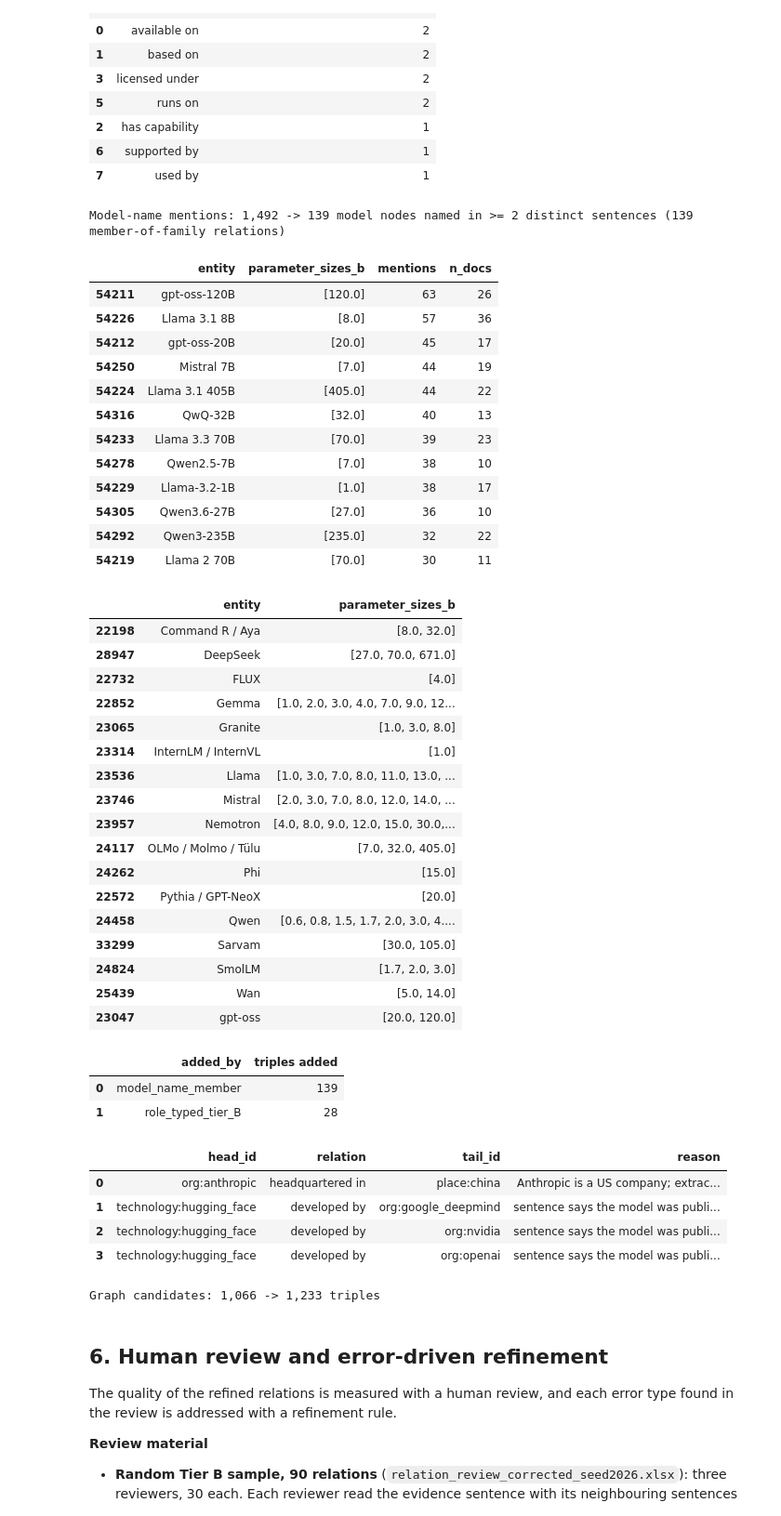
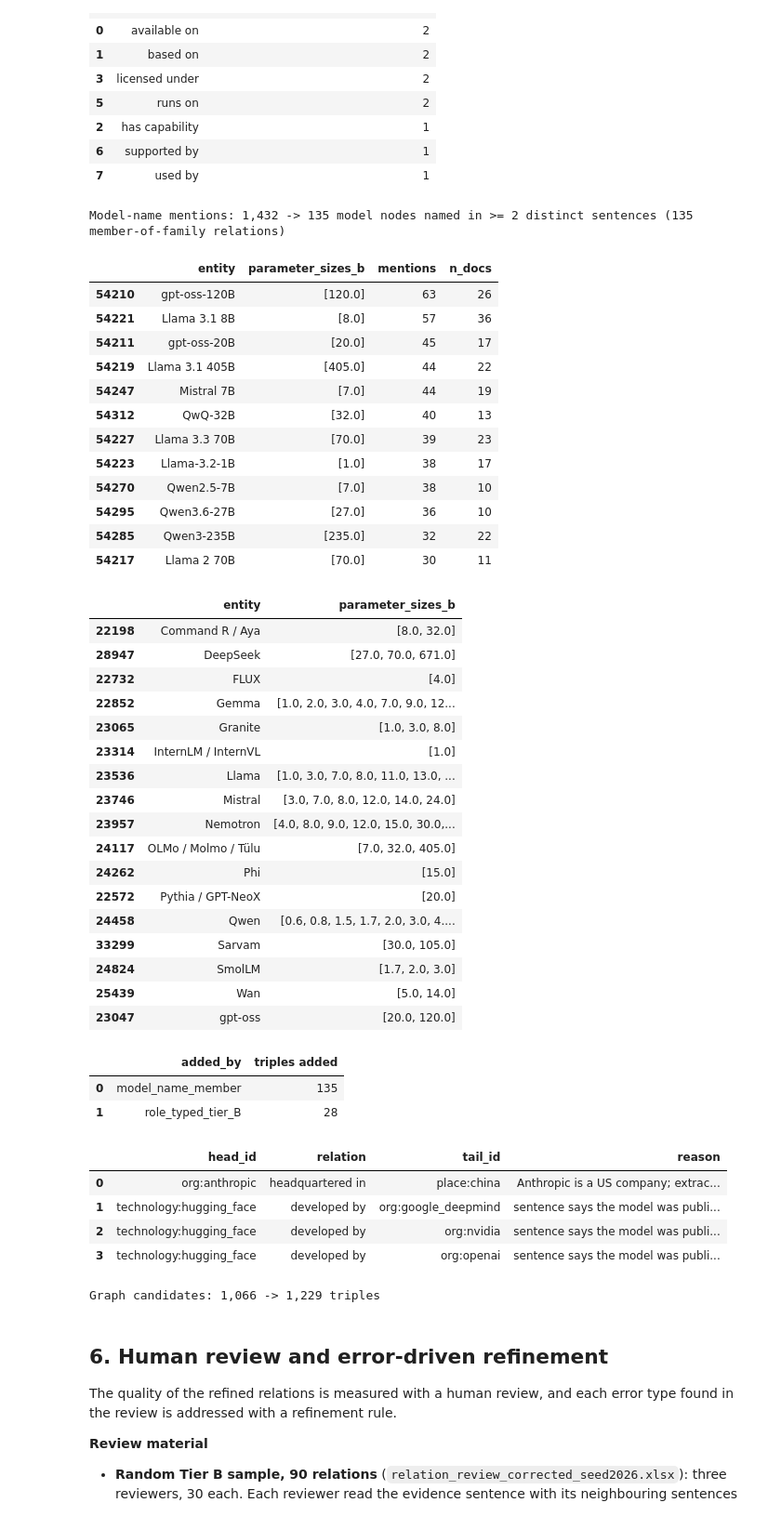
Before and after one commit to jihyeon26/2026-09-CLT-computational_language, a Jupyter notebook: notebooks/stage1_wp3_knowledge_graph.ipynb, the cells around one changed output. Shown at 93% size. Saved outputs shown, nothing was run; the diff lists cells and outputs as text; code cells hidden in the pictures.

```diff
--- a/notebooks/stage1_wp3_knowledge_graph.ipynb
+++ b/notebooks/stage1_wp3_knowledge_graph.ipynb
@@ -689,11 +689,16 @@ for doc_id, sentence_id, text in zip(sentences["doc_id"], sentences["sentence_id
         if fid not in family_node.index:
             continue
         for m in rx.finditer(view):
+            if fid == "llama" and re.match(r"Llama[\w.\- ]{0,15}?Nemotron", view[m.start():m.start() + 40]):
+                continue  # Llama Nemotron models are NVIDIA models, not Llama versions
             size = SIZE_AFTER_NAME.match(view[m.end():m.end() + 30])
-            if size and not re.search(r"\d\s?x\s?$", size["prefix"]):  # skip mixture-of-experts notation (8x22B)
-                value = float(size["num"]) * (1000 if size["unit"] in "Tt" else 1)
-                surface = (m.group() + view[m.end():m.end() + size.end()]).strip()
-                model_rows.append((fid, value, surface, doc_id, sentence_id, text))
+            if not size:
+                continue
+            surface = (m.group() + view[m.end():m.end() + size.end()]).strip()
+            if re.search(r"\d\s?[x×]\s?\d", surface) or re.search(r"(?<![A-Za-z])E$", size["prefix"]):
+                continue  # MoE notation (8x22B) and effective sizes (Gemma 4 E2B) are not total parameter counts
+            value = float(size["num"]) * (1000 if size["unit"] in "Tt" else 1)
+            model_rows.append((fid, value, surface, doc_id, sentence_id, text))
 
 # Normalise model names: "Qwen 2.5 7B" and "Qwen2.5-7B" are the same model
 family_label = nodes_corrected.set_index("entity_id")["entity"]
@@ -701,7 +706,9 @@ def model_label(text):
     name = re.sub(r"\s+", " ", str(text)).strip()
     return re.sub(r"(\d+(?:\.\d+)?)\s?([BbTt])$", lambda m: m.group(1) + m.group(2).upper(), name)
 def model_key(label):
-    return re.sub(r"[^0-9a-z.]", "", label.lower())
+    # version and size stay separate: "Gemma 3 1B" -> gemma3_1b, "Gemma 31B" -> gemma_31b
+    base, size = re.match(r"^(.*?)[\s\-]*(\d+(?:\.\d+)?[BT])$", label).groups()
+    return re.sub(r"[^0-9a-z.]", "", base.lower()) + "_" + size.lower()
 
 doc_dates = (pd.read_csv(WP2_INPUT_DIR / "entity_mentions.csv", usecols=["doc_id", "date"])
              .drop_duplicates("doc_id").set_index("doc_id")["date"])
@@ -740,46 +747,46 @@ nodes_corrected = pd.concat([nodes_corrected, new_nodes[~new_nodes["entity_id"].
 sizes_by_node = pd.concat([model_mentions.groupby("head_id")["parameter_size_b"].apply(as_list),
                            model_mentions.groupby("family_id")["parameter_size_b"].apply(as_list)])
 nodes_corrected["parameter_sizes_b"] = nodes_corrected["entity_id"].map(sizes_by_node).fillna("")
 
 new_relations = pd.concat([new_relations, member_relations], ignore_index=True)
 graph_candidates = pd.concat([graph_candidates.assign(added_by="correction"), new_relations], ignore_index=True)
 assert not graph_candidates.duplicated(TRIPLE).any()
 
 # Clear errors found while checking results against the sentences, excluded with their reason
 MANUAL_EXCLUSIONS = [  # head_id, relation, tail_id, reason
     ("org:anthropic", "headquartered in", "place:china", "Anthropic is a US company; extracted from a sentence about China"),
     ("technology:hugging_face", "developed by", "org:google_deepmind", "sentence says the model was published on Hugging Face"),
     ("technology:hugging_face", "developed by", "org:nvidia", "sentence says the model was published on Hugging Face"),
     ("technology:hugging_face", "developed by", "org:openai", "sentence says the model was published on Hugging Face"),
 ]
 manual_exclusions = pd.DataFrame(MANUAL_EXCLUSIONS, columns=TRIPLE + ["reason"])
 excluded_keys = set(map(tuple, manual_exclusions[TRIPLE].values))
 graph_candidates = graph_candidates[[tuple(k) not in excluded_keys for k in graph_candidates[TRIPLE].values]].reset_index(drop=True)
 
 print(f"Model-name mentions: {len(model_rows):,} -> {len(new_nodes)} model nodes named in >= {MIN_MODEL_SENTENCES} "
       f"distinct sentences ({len(member_relations)} member-of-family relations)")
 display(nodes_corrected[nodes_corrected["entity_id"].isin(new_nodes["entity_id"])]
         .sort_values("mentions", ascending=False).head(12)[["entity", "parameter_sizes_b", "mentions", "n_docs"]])
 display(nodes_corrected.loc[nodes_corrected["entity_id"].isin(family_node.values) & nodes_corrected["parameter_sizes_b"].ne(""),
                             ["entity", "parameter_sizes_b"]].sort_values("entity"))
 display(new_relations.groupby("added_by").size().rename("triples added").reset_index())
 display(manual_exclusions)
 print(f"Graph candidates: {len(graph_candidates) - len(new_relations):,} -> {len(graph_candidates):,} triples")
 # %% [output]
-Model-name mentions: 1,492 -> 139 model nodes named in >= 2 distinct sentences (139 member-of-family relations)
+Model-name mentions: 1,432 -> 135 model nodes named in >= 2 distinct sentences (135 member-of-family relations)
 |  | entity | parameter_sizes_b | mentions | n_docs |
-| 54211 | gpt-oss-120B | [120.0] | 63 | 26 |
-| 54226 | Llama 3.1 8B | [8.0] | 57 | 36 |
-| 54212 | gpt-oss-20B | [20.0] | 45 | 17 |
-| 54250 | Mistral 7B | [7.0] | 44 | 19 |
-| 54224 | Llama 3.1 405B | [405.0] | 44 | 22 |
-| 54316 | QwQ-32B | [32.0] | 40 | 13 |
-| 54233 | Llama 3.3 70B | [70.0] | 39 | 23 |
-| 54278 | Qwen2.5-7B | [7.0] | 38 | 10 |
-| 54229 | Llama-3.2-1B | [1.0] | 38 | 17 |
-| 54305 | Qwen3.6-27B | [27.0] | 36 | 10 |
-| 54292 | Qwen3-235B | [235.0] | 32 | 22 |
-| 54219 | Llama 2 70B | [70.0] | 30 | 11 |
+| 54210 | gpt-oss-120B | [120.0] | 63 | 26 |
+| 54221 | Llama 3.1 8B | [8.0] | 57 | 36 |
+| 54211 | gpt-oss-20B | [20.0] | 45 | 17 |
+| 54219 | Llama 3.1 405B | [405.0] | 44 | 22 |
+| 54247 | Mistral 7B | [7.0] | 44 | 19 |
+| 54312 | QwQ-32B | [32.0] | 40 | 13 |
+| 54227 | Llama 3.3 70B | [70.0] | 39 | 23 |
+| 54223 | Llama-3.2-1B | [1.0] | 38 | 17 |
+| 54270 | Qwen2.5-7B | [7.0] | 38 | 10 |
+| 54295 | Qwen3.6-27B | [27.0] | 36 | 10 |
+| 54285 | Qwen3-235B | [235.0] | 32 | 22 |
+| 54217 | Llama 2 70B | [70.0] | 30 | 11 |
 |  | entity | parameter_sizes_b |
 | 22198 | Command R / Aya | [8.0, 32.0] |
 | 28947 | DeepSeek | [27.0, 70.0, 671.0] |
@@ -788,7 +795,7 @@ Model-name mentions: 1,492 -> 139 model nodes named in >= 2 distinct sentences (
 | 23065 | Granite | [1.0, 3.0, 8.0] |
 | 23314 | InternLM / InternVL | [1.0] |
 | 23536 | Llama | [1.0, 3.0, 7.0, 8.0, 11.0, 13.0, ... |
-| 23746 | Mistral | [2.0, 3.0, 7.0, 8.0, 12.0, 14.0, ... |
+| 23746 | Mistral | [3.0, 7.0, 8.0, 12.0, 14.0, 24.0] |
 | 23957 | Nemotron | [4.0, 8.0, 9.0, 12.0, 15.0, 30.0,... |
 | 24117 | OLMo / Molmo / Tülu | [7.0, 32.0, 405.0] |
 | 24262 | Phi | [15.0] |
@@ -799,14 +806,14 @@ Model-name mentions: 1,492 -> 139 model nodes named in >= 2 distinct sentences (
 | 25439 | Wan | [5.0, 14.0] |
 | 23047 | gpt-oss | [20.0, 120.0] |
 |  | added_by | triples added |
-| 0 | model_name_member | 139 |
+| 0 | model_name_member | 135 |
 | 1 | role_typed_tier_B | 28 |
 |  | head_id | relation | tail_id | reason |
 | 0 | org:anthropic | headquartered in | place:china | Anthropic is a US company; extrac... |
 | 1 | technology:hugging_face | developed by | org:google_deepmind | sentence says the model was publi... |
 | 2 | technology:hugging_face | developed by | org:nvidia | sentence says the model was publi... |
 | 3 | technology:hugging_face | developed by | org:openai | sentence says the model was publi... |
-Graph candidates: 1,066 -> 1,233 triples
+Graph candidates: 1,066 -> 1,229 triples
 # %% [markdown]
 ## 6. Human review and error-driven refinement
 
```
Also changed, not shown: parts of 15 cells of this notebook, 5 other files.
